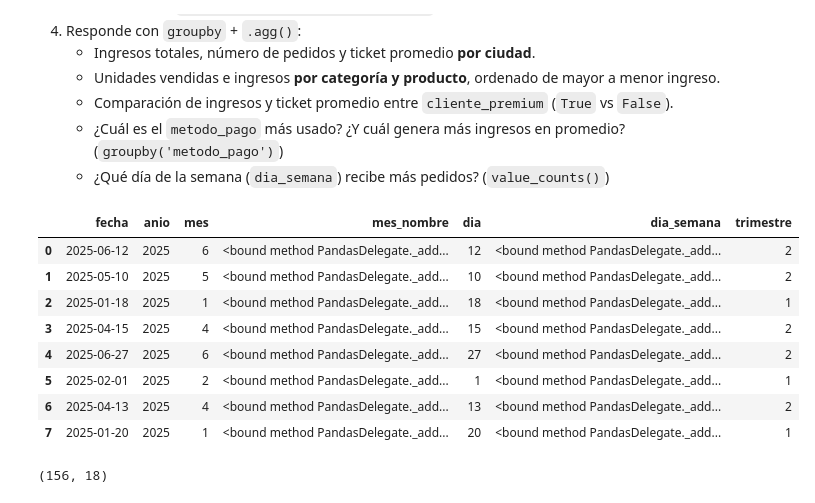
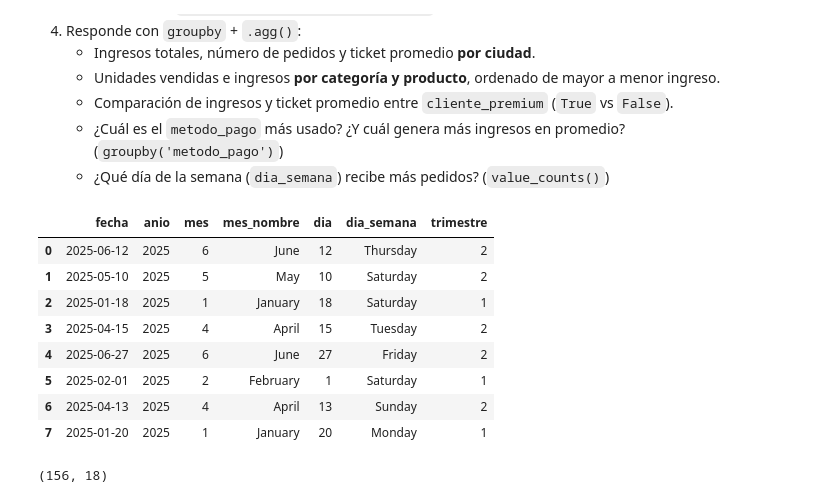
Before and after one commit to AmbarRocio-0127/Data_ScienceIA_Practicas, a Jupyter notebook: 4_Practica_IngenieriaDatos/Ejercicios_Practicos_Pandas.ipynb, the cells around one changed output. Drawn from its saved outputs; the diff is of its cells as text; code cells hidden in the pictures.

```diff
--- a/4_Practica_IngenieriaDatos/Ejercicios_Practicos_Pandas.ipynb
+++ b/4_Practica_IngenieriaDatos/Ejercicios_Practicos_Pandas.ipynb
@@ -229,23 +229,23 @@ Usa el DataFrame de pedidos ya limpio del Ejercicio 1.
 # %%
 # 1. Ingeniería de fechas con .dt
 df_pedidos['anio'] = df_pedidos['fecha'].dt.year
 df_pedidos['mes'] = df_pedidos['fecha'].dt.month
 df_pedidos['dia'] = df_pedidos['fecha'].dt.day
-df_pedidos['mes_nombre'] = df_pedidos['fecha'].dt.month_name
-df_pedidos['dia_semana'] = df_pedidos['fecha'].dt.day_name
+df_pedidos['mes_nombre'] = df_pedidos['fecha'].dt.month_name()
+df_pedidos['dia_semana'] = df_pedidos['fecha'].dt.day_name()
 df_pedidos['trimestre'] = df_pedidos['fecha'].dt.quarter
 
 df_pedidos[['fecha', 'anio', 'mes', 'mes_nombre', 'dia', 'dia_semana', 'trimestre']].head(8)
 # %% [output]
 |  | fecha | anio | mes | mes_nombre | dia | dia_semana | trimestre |
-| 0 | 2025-06-12 | 2025 | 6 | <bound method PandasDelegate._add... | 12 | <bound method PandasDelegate._add... | 2 |
-| 1 | 2025-05-10 | 2025 | 5 | <bound method PandasDelegate._add... | 10 | <bound method PandasDelegate._add... | 2 |
-| 2 | 2025-01-18 | 2025 | 1 | <bound method PandasDelegate._add... | 18 | <bound method PandasDelegate._add... | 1 |
-| 3 | 2025-04-15 | 2025 | 4 | <bound method PandasDelegate._add... | 15 | <bound method PandasDelegate._add... | 2 |
-| 4 | 2025-06-27 | 2025 | 6 | <bound method PandasDelegate._add... | 27 | <bound method PandasDelegate._add... | 2 |
-| 5 | 2025-02-01 | 2025 | 2 | <bound method PandasDelegate._add... | 1 | <bound method PandasDelegate._add... | 1 |
-| 6 | 2025-04-13 | 2025 | 4 | <bound method PandasDelegate._add... | 13 | <bound method PandasDelegate._add... | 2 |
-| 7 | 2025-01-20 | 2025 | 1 | <bound method PandasDelegate._add... | 20 | <bound method PandasDelegate._add... | 1 |
+| 0 | 2025-06-12 | 2025 | 6 | June | 12 | Thursday | 2 |
+| 1 | 2025-05-10 | 2025 | 5 | May | 10 | Saturday | 2 |
+| 2 | 2025-01-18 | 2025 | 1 | January | 18 | Saturday | 1 |
+| 3 | 2025-04-15 | 2025 | 4 | April | 15 | Tuesday | 2 |
+| 4 | 2025-06-27 | 2025 | 6 | June | 27 | Friday | 2 |
+| 5 | 2025-02-01 | 2025 | 2 | February | 1 | Saturday | 1 |
+| 6 | 2025-04-13 | 2025 | 4 | April | 13 | Sunday | 2 |
+| 7 | 2025-01-20 | 2025 | 1 | January | 20 | Monday | 1 |
 # %%
 # 2. Merge: pedidos + catálogo (inner) + clientes (left)
 df_merge = df_pedidos.merge(
```
Also changed, not shown: parts of 4 cells of this notebook.
